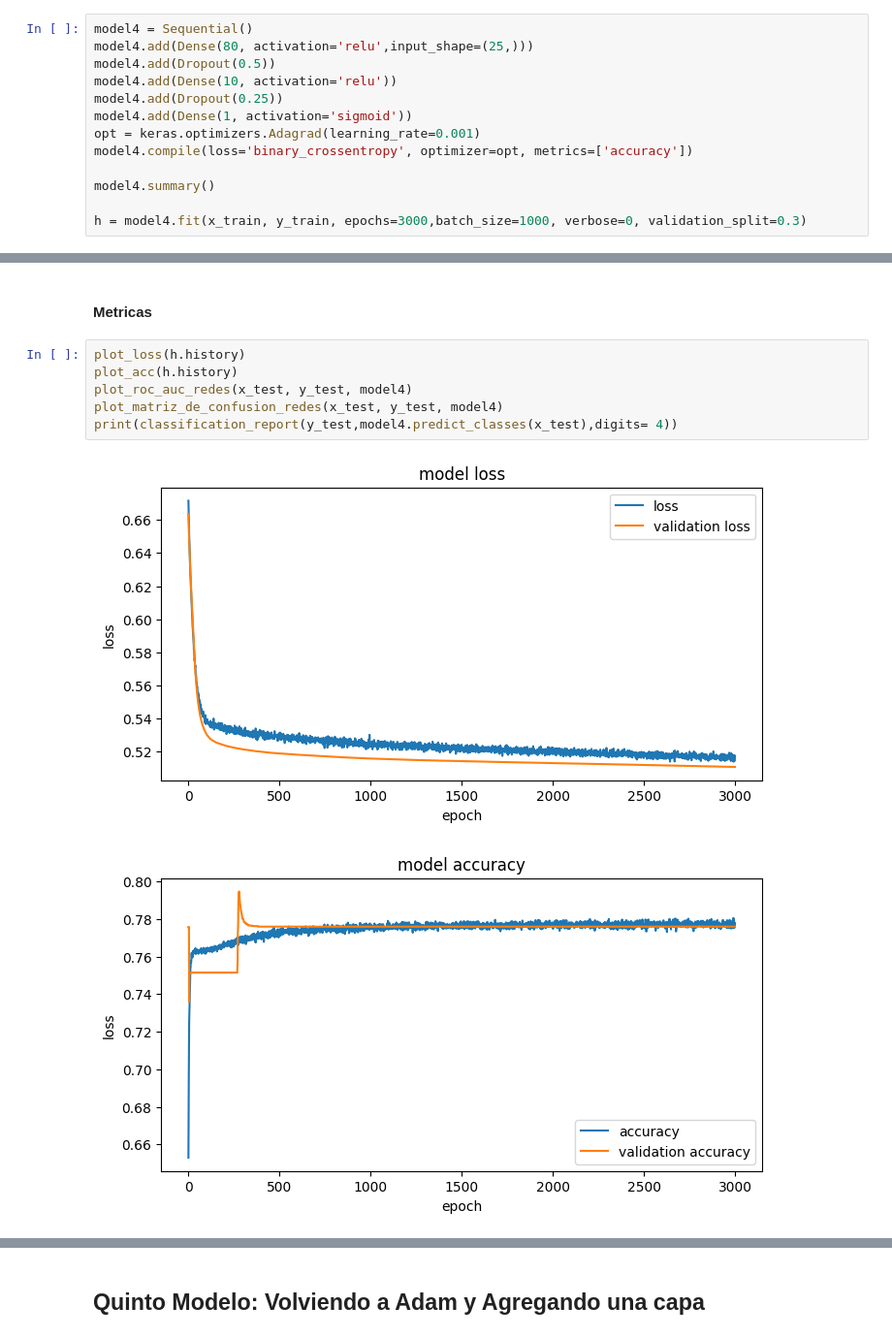
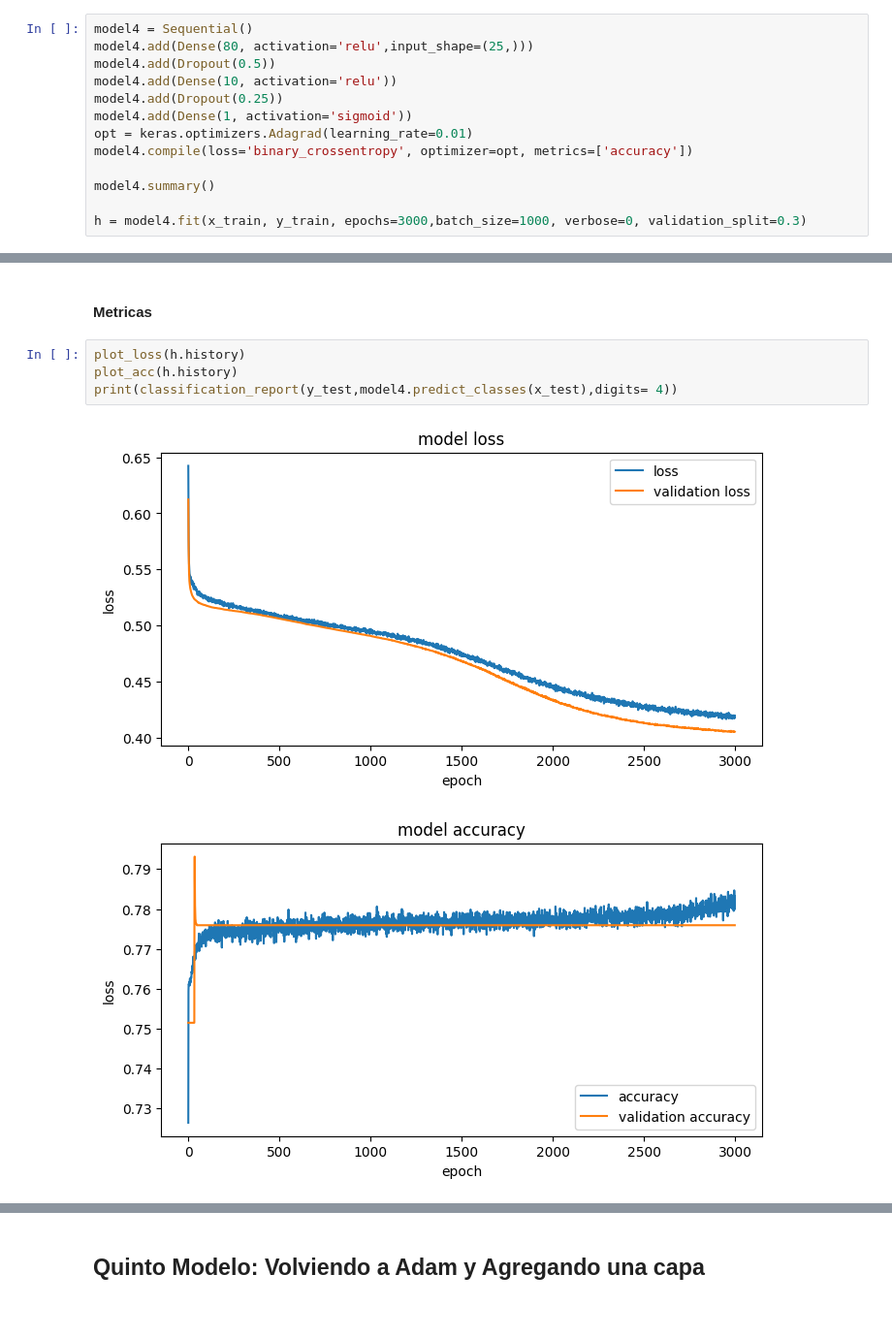
Before and after one commit to SantiValdezUlzurrun/TP-2021-1C-Organizacion-de-datos, a Jupyter notebook: parte_2/6 - RedesNueronales.ipynb, the cells around one changed output, grey strips where cells are left out. Shown at 97% size. Saved outputs shown, nothing was run; the diff lists cells and outputs as text.

```diff
--- a/parte_2/6 - RedesNueronales.ipynb
+++ b/parte_2/6 - RedesNueronales.ipynb
@@ -281,7 +278,7 @@ model4.add(Dropout(0.5))
 model4.add(Dense(10, activation='relu'))
 model4.add(Dropout(0.25))
 model4.add(Dense(1, activation='sigmoid'))
-opt = keras.optimizers.Adagrad(learning_rate=0.001)
+opt = keras.optimizers.Adagrad(learning_rate=0.01)
 model4.compile(loss='binary_crossentropy', optimizer=opt, metrics=['accuracy'])
 
 model4.summary()
@@ -311,9 +308,7 @@ _________________________________________________________________
 # %%
 plot_loss(h.history)
 plot_acc(h.history)
-plot_roc_auc_redes(x_test, y_test, model4)
-plot_matriz_de_confusion_redes(x_test, y_test, model4)
 print(classification_report(y_test,model4.predict_classes(x_test),digits= 4))
 # %% [output]
-[figure, old version]
+[figure, new version]
-[figure, old version]
+[figure, new version]
```
Also changed, not shown: parts of 29 cells of this notebook, 4 other files.
